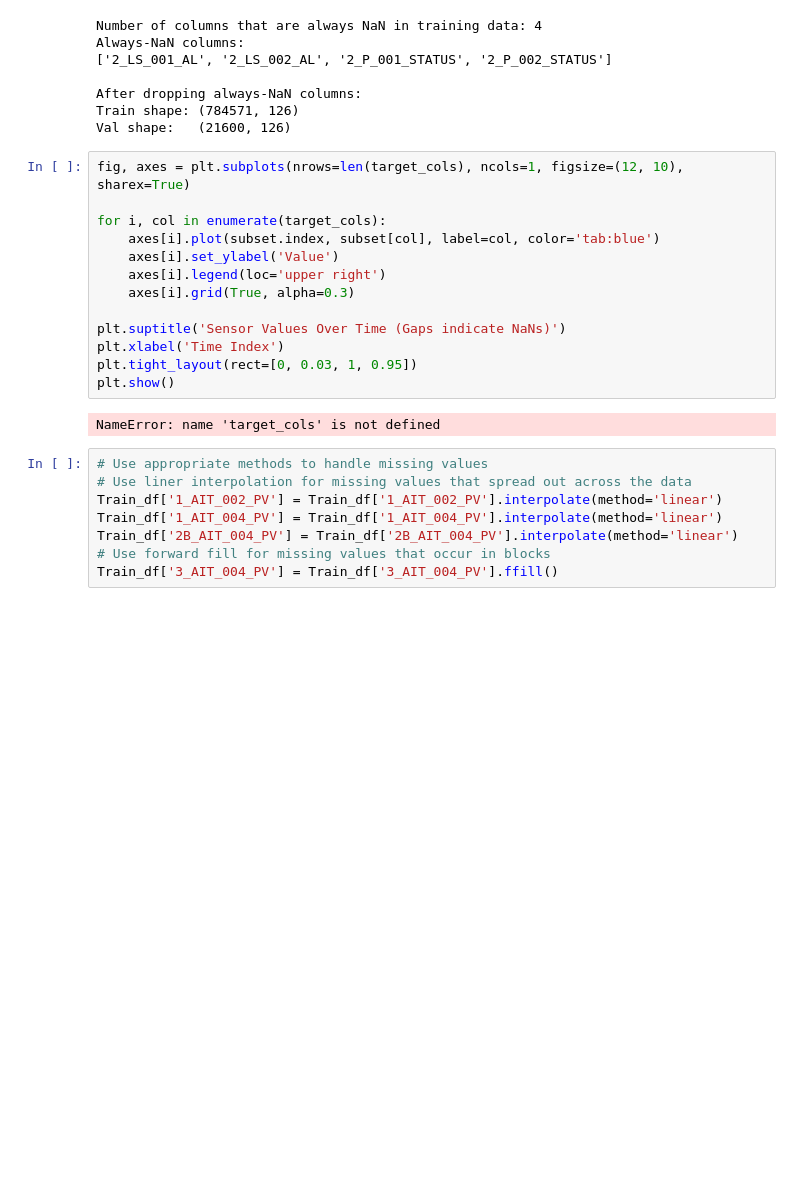
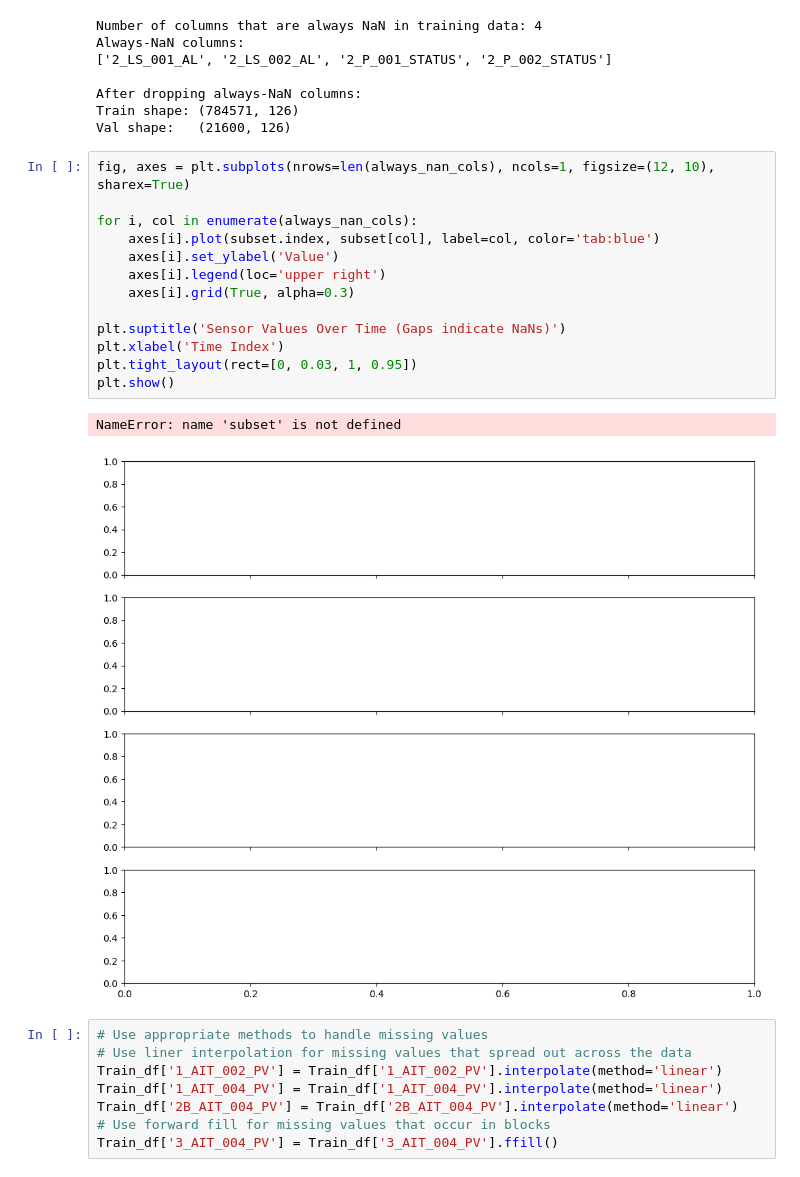
Before and after one commit to Brandonwood44/Anomaly-Detection-Thesis, a Jupyter notebook: notebooks/Training for WaDi.ipynb, the cells around one changed output. Cells and saved outputs as stored; diff of their text form; blank space fills up the shorter version.

```diff
--- a/notebooks/Training for WaDi.ipynb
+++ b/notebooks/Training for WaDi.ipynb
@@ -99,20 +99,21 @@ After dropping always-NaN columns:
 Train shape: (784571, 126)
 Val shape:   (21600, 126)
 # %%
-fig, axes = plt.subplots(nrows=len(target_cols), ncols=1, figsize=(12, 10), sharex=True)
+fig, axes = plt.subplots(nrows=len(always_nan_cols), ncols=1, figsize=(12, 10), sharex=True)
 
-for i, col in enumerate(target_cols):
+for i, col in enumerate(always_nan_cols):
     axes[i].plot(subset.index, subset[col], label=col, color='tab:blue')
     axes[i].set_ylabel('Value')
     axes[i].legend(loc='upper right')
     axes[i].grid(True, alpha=0.3)
 
 plt.suptitle('Sensor Values Over Time (Gaps indicate NaNs)')
 plt.xlabel('Time Index')
 plt.tight_layout(rect=[0, 0.03, 1, 0.95])
 plt.show()
 # %% [output]
-NameError: name 'target_cols' is not defined
+NameError: name 'subset' is not defined
+[figure, added]
 # %%
 # Use appropriate methods to handle missing values
 # Use liner interpolation for missing values that spread out across the data
```
Also changed, not shown: parts of 7 cells of this notebook.
